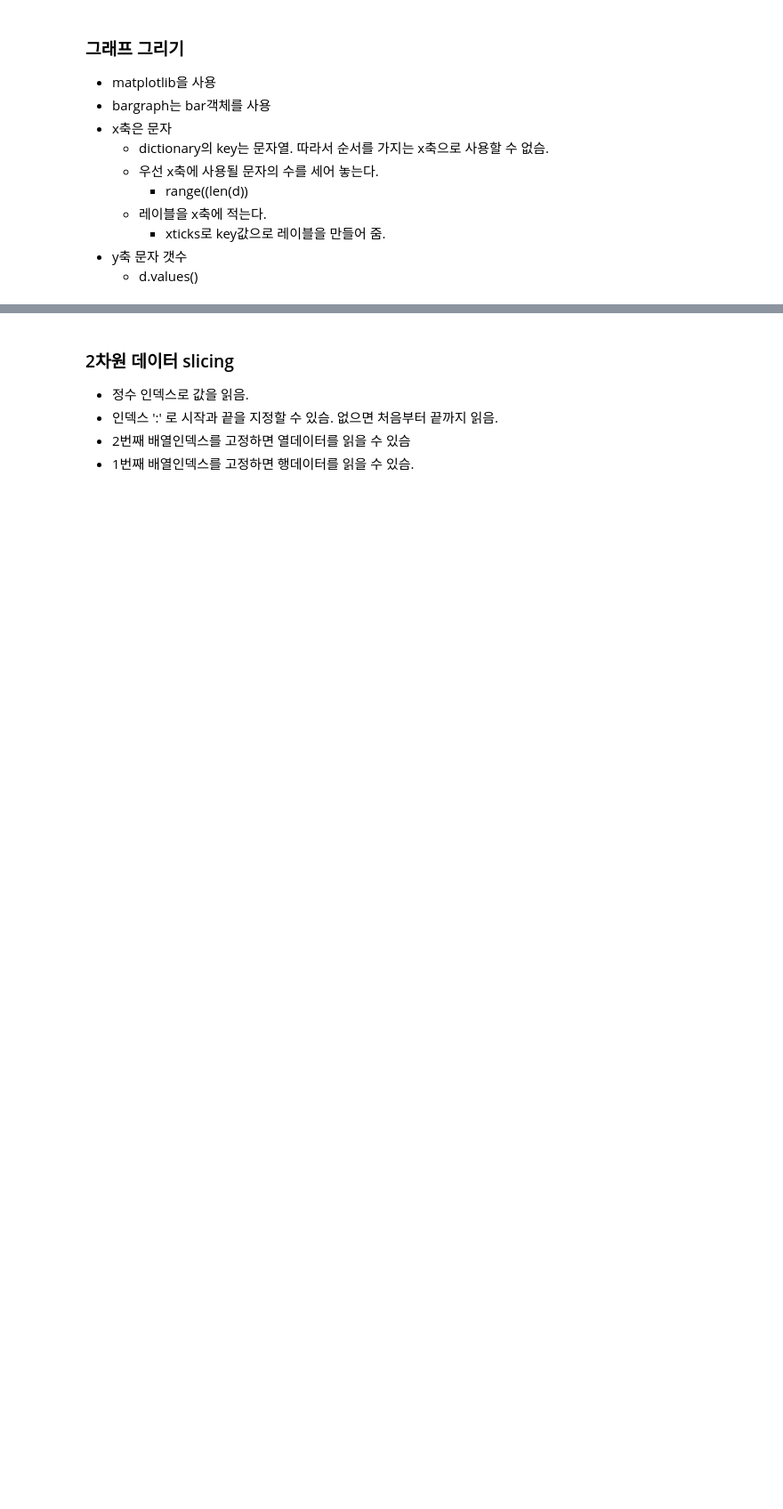
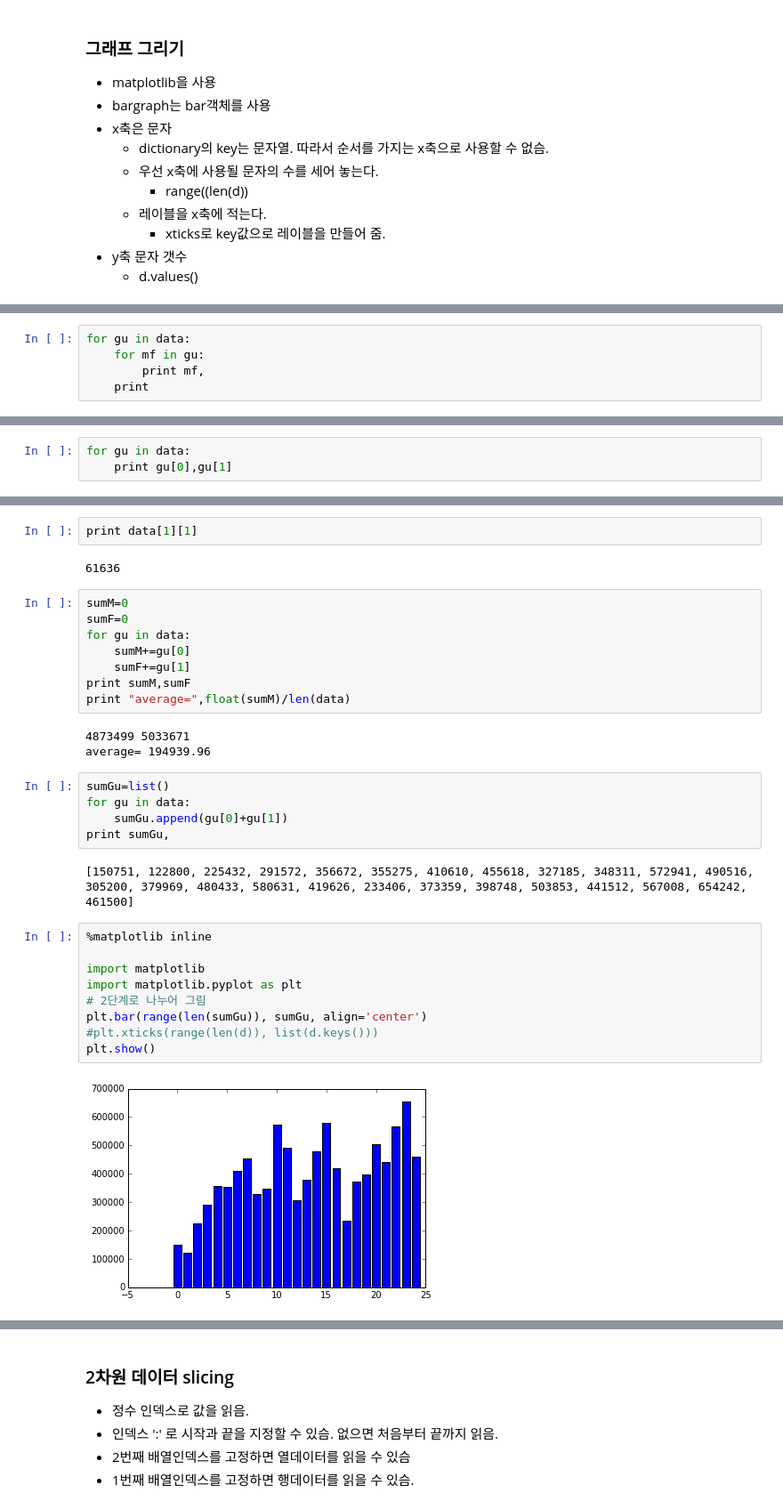
Before and after one commit to jongin08/p, a Jupyter notebook: 6_7_datastructure.ipynb, the cells around one changed output, grey strips where cells are left out. Shown at 89% size. Drawn from its saved outputs; the diff is of its cells as text; blank space fills up the shorter version.

```diff
--- a/6_7_datastructure.ipynb
+++ b/6_7_datastructure.ipynb
@@ -1063,0 +1604,5 @@ print "d =",d
+# %%
+for gu in data:
+    for mf in gu:
+        print mf,
+    print
@@ -1063,0 +1627,3 @@ print "d =",d
+# %%
+for gu in data:
+    print gu[0],gu[1]
@@ -1063,0 +1648,33 @@ print "d =",d
+# %%
+print data[1][1]
+# %% [output]
+61636
+# %%
+sumM=0
+sumF=0
+for gu in data:
+    sumM+=gu[0]
+    sumF+=gu[1]
+print sumM,sumF
+print "average=",float(sumM)/len(data)
+# %% [output]
+4873499 5033671
+average= 194939.96
+# %%
+sumGu=list()
+for gu in data:
+    sumGu.append(gu[0]+gu[1])
+print sumGu,
+# %% [output]
+[150751, 122800, 225432, 291572, 356672, 355275, 410610, 455618, 327185, 348311, 572941, 490516, 305200, 379969, 480433, 580631, 419626, 233406, 373359, 398748, 503853, 441512, 567008, 654242, 461500]
+# %%
+%matplotlib inline
+
+import matplotlib
+import matplotlib.pyplot as plt
+# 2단계로 나누어 그림
+plt.bar(range(len(sumGu)), sumGu, align='center')
+#plt.xticks(range(len(d)), list(d.keys()))
+plt.show()
+# %% [output]
+[figure, added]
```
Also changed, not shown: parts of 85 cells of this notebook, 3 other files.
